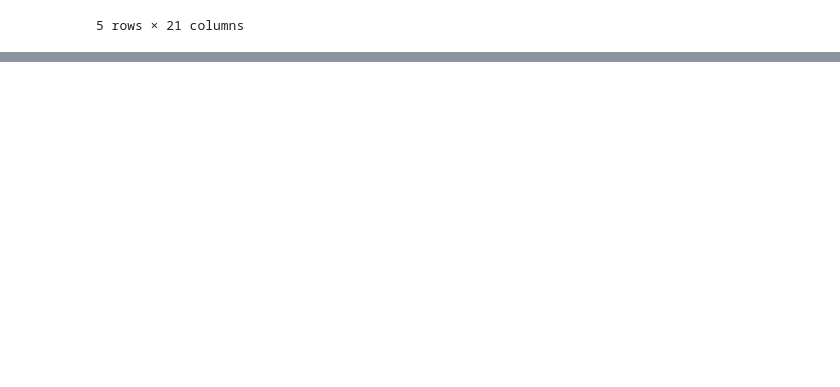
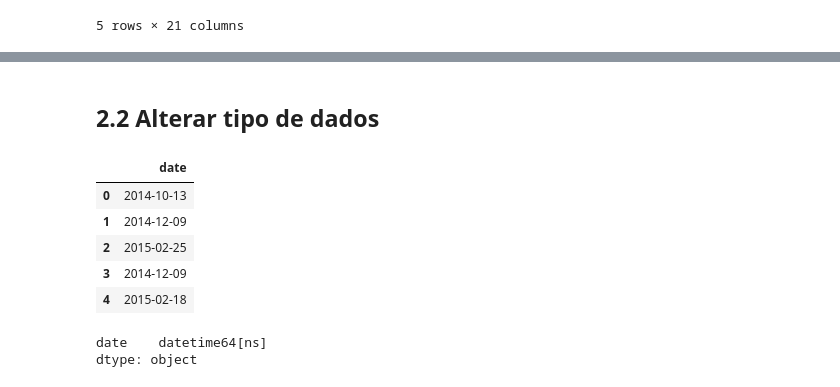
Before and after one commit to jiosouto/Deliverable_01_Roof_Imoveis_DNC, a Jupyter notebook: Deliverable_Projeto_01[DNC].ipynb, the cells around one changed output, grey strips where cells are left out. Cells and saved outputs as stored; diff of their text form; code cells hidden in the pictures; blank space fills up the shorter version.

```diff
--- a/Deliverable_Projeto_01[DNC].ipynb
+++ b/Deliverable_Projeto_01[DNC].ipynb
@@ -156,3 +232,18 @@ df.describe()
+# %% [markdown]
+## 2.2 Alterar tipo de dados
 # %%
-# Transformação em Data
-df['date'] = pd.to_datetime(df['date'],format='%Y%m%dT000000')
+# Transformação em "Date" de OBJECT > DATE
+df['date'] = pd.to_datetime(df['date'], format='%Y-%m-%d')
+
+## checking 'date' type
+display(df[['date']].head())
+display(df[['date']].dtypes)
+# %% [output]
+|  | date |
+| 0 | 2014-10-13 |
+| 1 | 2014-12-09 |
+| 2 | 2015-02-25 |
+| 3 | 2014-12-09 |
+| 4 | 2015-02-18 |
+date    datetime64[ns]
+dtype: object
```
Also changed, not shown: parts of 19 cells of this notebook.
